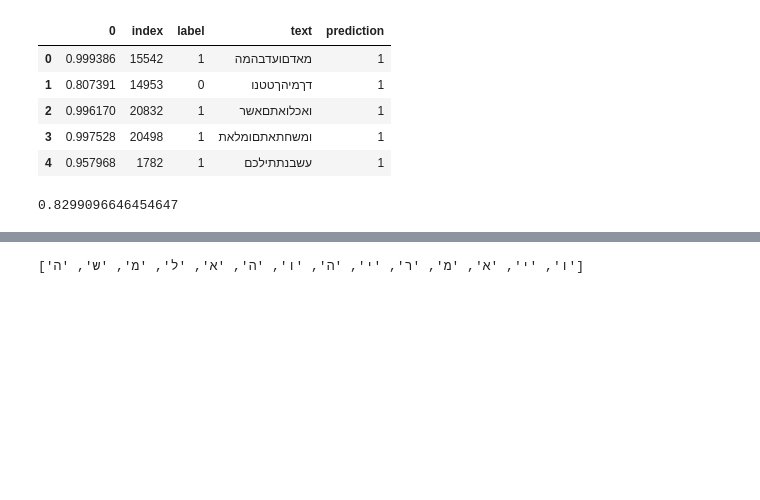
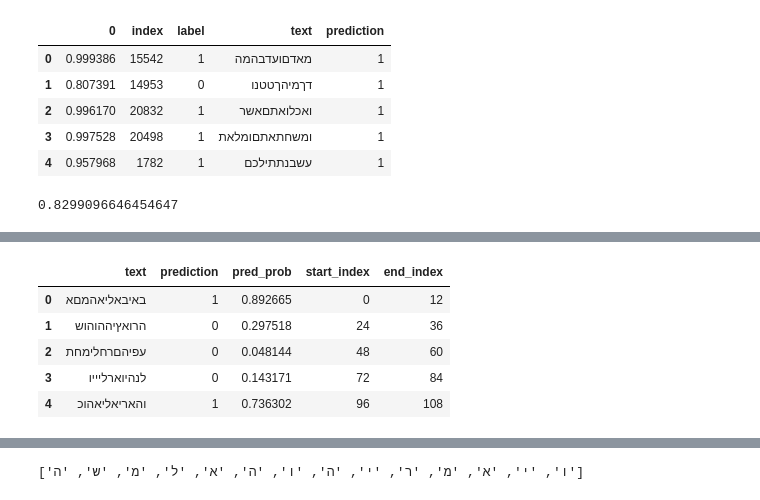
Before and after one commit to mannmoshe/text-recognition, a Jupyter notebook: true_text_detection.ipynb, the cells around one changed output, grey strips where cells are left out. Cells and saved outputs as stored; diff of their text form; code cells hidden in the pictures; blank space fills up the shorter version.

```diff
--- a/true_text_detection.ipynb
+++ b/true_text_detection.ipynb
@@ -368,0 +516,17 @@ sum(output_df['label'] == output_df['prediction']) / len(output_df['label']) # a
+# %%
+test2_output = pd.concat([pd.Series(X_samples), pd.Series(map(lambda x: x[0], X_predictions)), phrases_12_df['start_index'], phrases_12_df['end_index']], axis=1)
+# %%
+test2_output['prediction'] = test2_output[1].round(0).astype('int')
+# %%
+test2_output.columns = ['text', 'pred_prob','start_index', 'end_index', 'prediction']
+# %%
+test2_output = test2_output[['text', 'prediction', 'pred_prob','start_index', 'end_index']]
+# %%
+test2_output.head()
+# %% [output]
+|  | text | prediction | pred_prob | start_index | end_index |
+| 0 | באיבאליאהמםא | 1 | 0.892665 | 0 | 12 |
+| 1 | הרואץיההוהוש | 0 | 0.297518 | 24 | 36 |
+| 2 | עפיהםרחלימחת | 0 | 0.048144 | 48 | 60 |
+| 3 | לנהיוארליייו | 0 | 0.143171 | 72 | 84 |
+| 4 | והאריאליאהוכ | 1 | 0.736302 | 96 | 108 |
```
Also changed, not shown: parts of 27 cells of this notebook.
